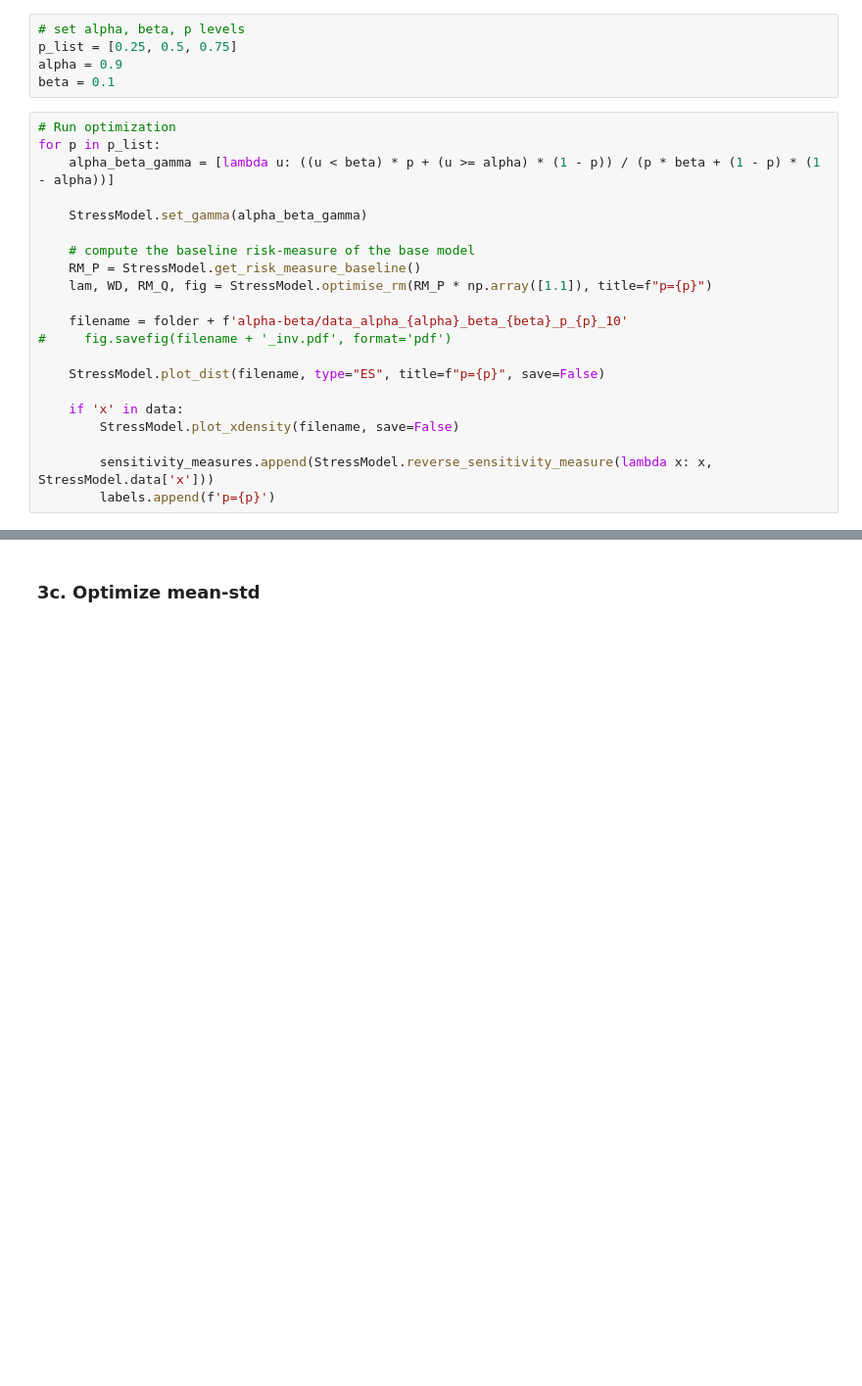
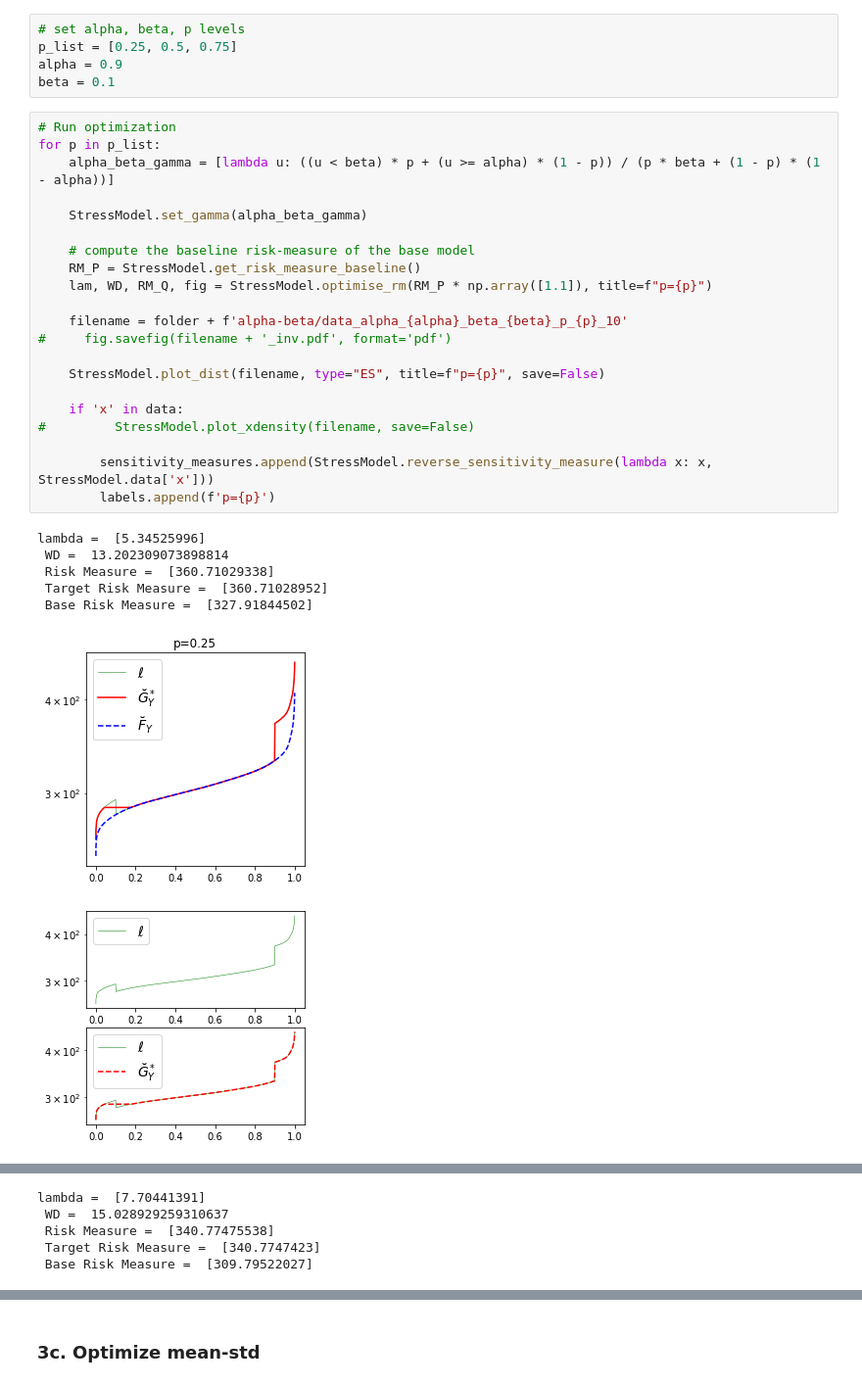
Before and after one commit to spesenti/SWIM-Wasserstein-py, a Jupyter notebook: Data/W_Stress.ipynb, the cells around one changed output, grey strips where cells are left out. Shown at 98% size. Saved outputs shown, nothing was run; the diff lists cells and outputs as text; blank space fills up the shorter version.

```diff
--- a/Data/W_Stress.ipynb
+++ b/Data/W_Stress.ipynb
@@ -1433,21 +1456,29 @@ beta = 0.1
 # %%
 # Run optimization
 for p in p_list:
     alpha_beta_gamma = [lambda u: ((u < beta) * p + (u >= alpha) * (1 - p)) / (p * beta + (1 - p) * (1 - alpha))]
 
     StressModel.set_gamma(alpha_beta_gamma)
 
     # compute the baseline risk-measure of the base model
     RM_P = StressModel.get_risk_measure_baseline()
     lam, WD, RM_Q, fig = StressModel.optimise_rm(RM_P * np.array([1.1]), title=f"p={p}")
 
     filename = folder + f'alpha-beta/data_alpha_{alpha}_beta_{beta}_p_{p}_10'
 #     fig.savefig(filename + '_inv.pdf', format='pdf')
 
     StressModel.plot_dist(filename, type="ES", title=f"p={p}", save=False)
 
     if 'x' in data:
-        StressModel.plot_xdensity(filename, save=False)
+#         StressModel.plot_xdensity(filename, save=False)
 
         sensitivity_measures.append(StressModel.reverse_sensitivity_measure(lambda x: x, StressModel.data['x']))
         labels.append(f'p={p}')
+# %% [output]
+lambda =  [5.34525996]
+ WD =  13.202309073898814
+ Risk Measure =  [360.71029338]
+ Target Risk Measure =  [360.71028952]
+ Base Risk Measure =  [327.91844502]
+[figure, added]
+[figure, added]
@@ -1453,0 +1488,5 @@ for p in p_list:
+lambda =  [7.70441391]
+ WD =  15.028929259310637
+ Risk Measure =  [340.77475538]
+ Target Risk Measure =  [340.7747423]
+ Base Risk Measure =  [309.79522027]
```
Also changed, not shown: parts of 11 cells of this notebook.
